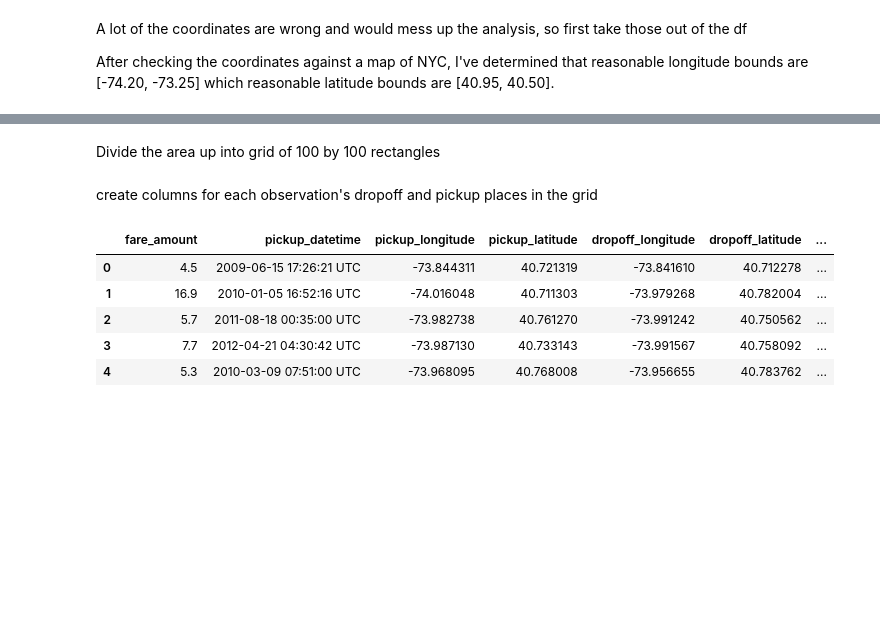
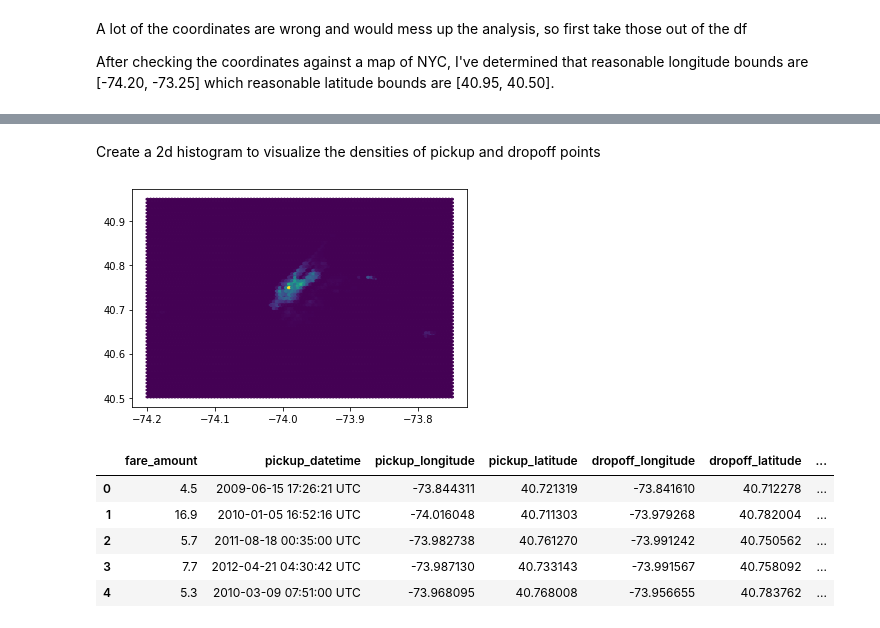
Before and after one commit to cla24/taxi_fare_weather, a Jupyter notebook: coordinates.ipynb, the cells around one changed output, grey strips where cells are left out. Drawn from its saved outputs; the diff is of its cells as text; code cells hidden in the pictures; blank space fills up the shorter version.

```diff
--- a/coordinates.ipynb
+++ b/coordinates.ipynb
@@ -58,2 +64,0 @@ BBox
-# %% [markdown]
-Divide the area up into grid of 100 by 100 rectangles
@@ -63,2 +64,0 @@ rows = np.linspace(bottom_left[1], top_left[1], num=100)
-# %% [markdown]
-create columns for each observation's dropoff and pickup places in the grid
@@ -71,3 +65,10 @@ df['drop_row'] = np.searchsorted(rows, df['dropoff_latitude'])
+# %% [markdown]
+Create a 2d histogram to visualize the densities of pickup and dropoff points
+# %%
+plt.hexbin(x,y)
+plt.show()
+# %% [output]
+[figure, added]
 # %%
 df.head()
 # %% [output]
```
Also changed, not shown: parts of 27 cells of this notebook.
